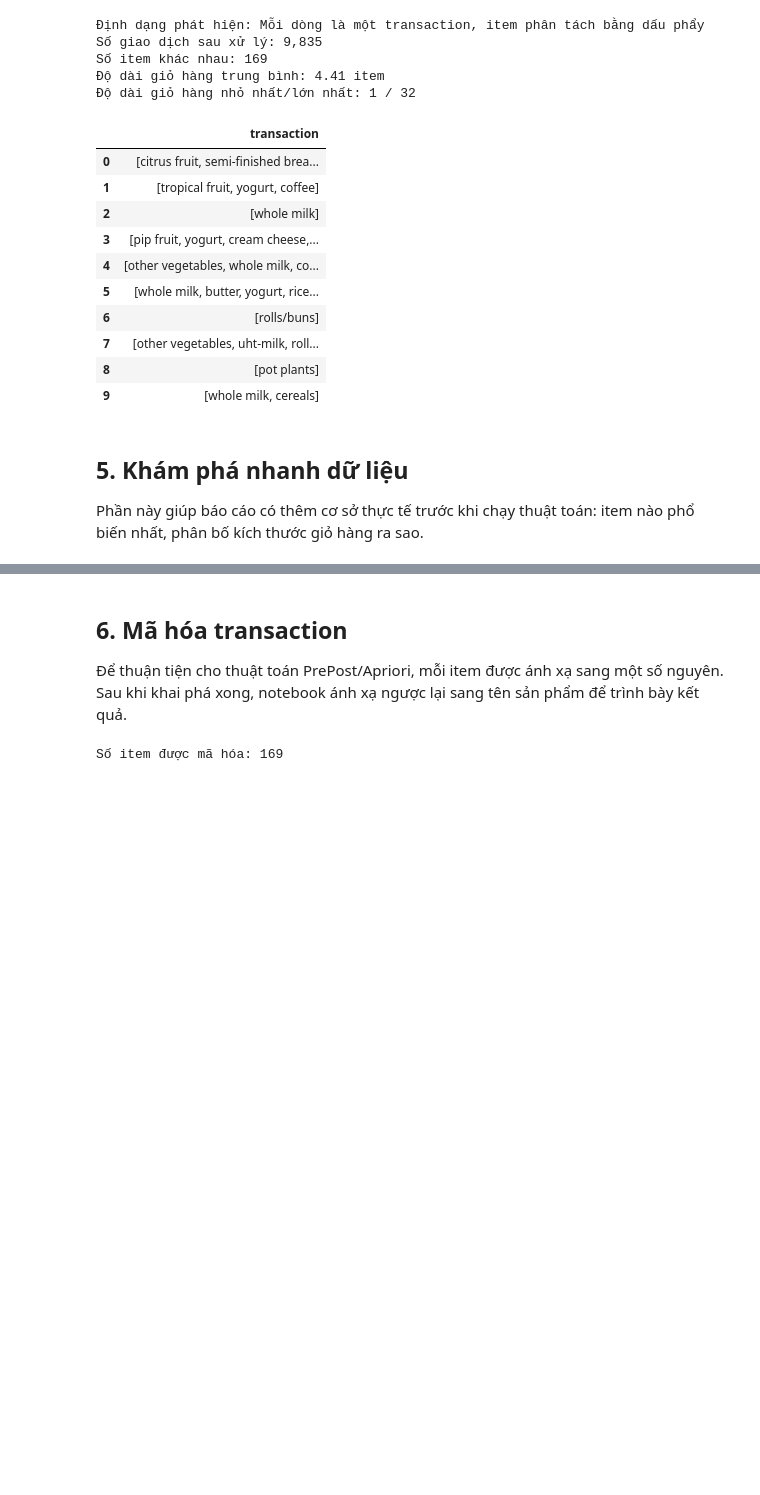
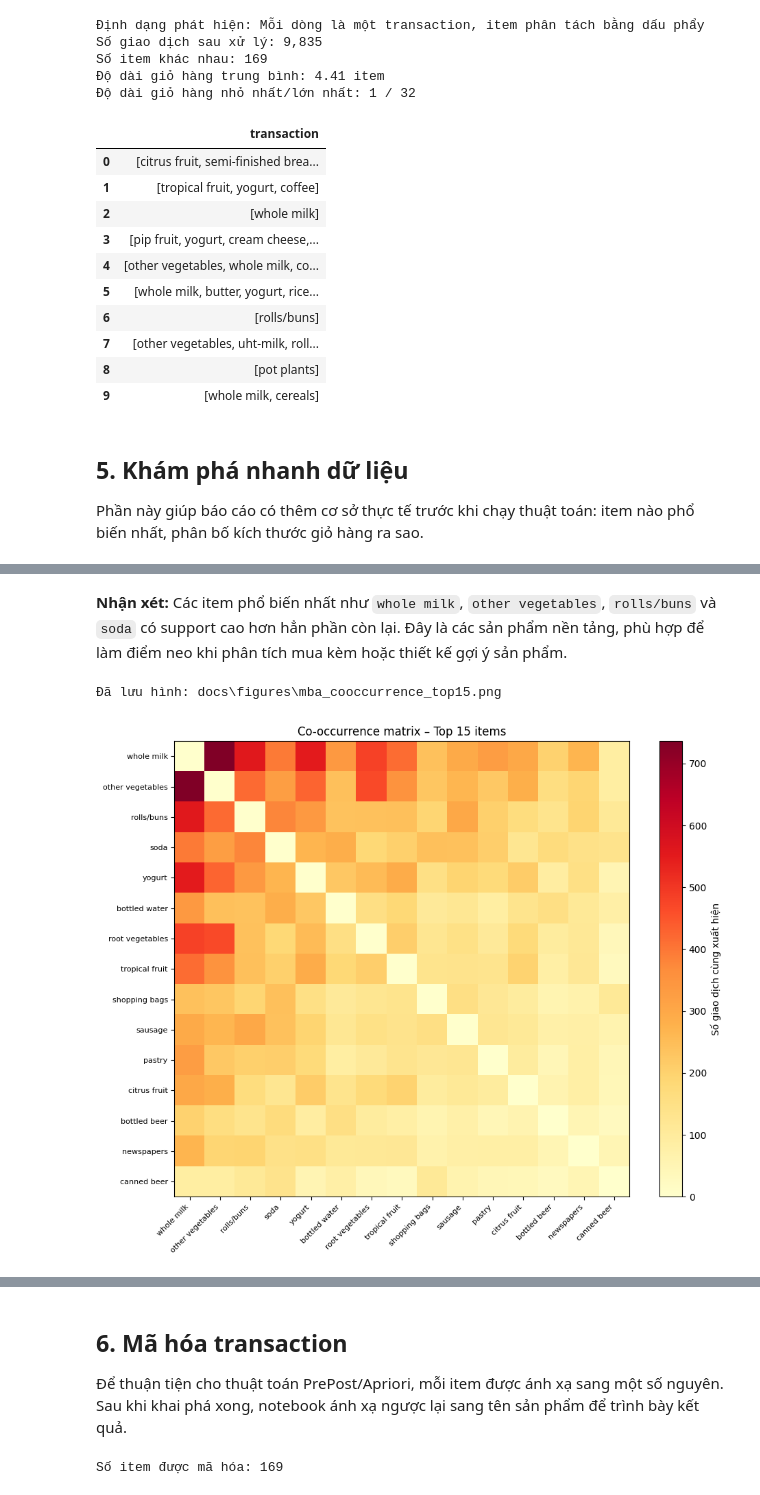
Before and after one commit to thisYui/PrePost, a Jupyter notebook: notebooks/demo.ipynb, the cells around one changed output, grey strips where cells are left out. Saved outputs shown, nothing was run; the diff lists cells and outputs as text; code cells hidden in the pictures; blank space fills up the shorter version.

```diff
--- a/notebooks/demo.ipynb
+++ b/notebooks/demo.ipynb
@@ -78,14 +84,25 @@ pd.set_option("display.precision", 4)
 NOTEBOOK_DIR = Path.cwd()
 PROJECT_ROOT = NOTEBOOK_DIR.parent if NOTEBOOK_DIR.name.lower() == "notebooks" else NOTEBOOK_DIR
 DATA_PATH = PROJECT_ROOT / "data" / "application" / "groceries.txt"
+FIGURES_DIR = PROJECT_ROOT / "docs" / "figures"
+FIGURES_DIR.mkdir(parents=True, exist_ok=True)
+
+
+def save_figure(fig, filename):
+    """Lưu biểu đồ vào docs/figures để dùng lại trong báo cáo."""
+    output_path = FIGURES_DIR / filename
+    fig.savefig(output_path, dpi=160, bbox_inches="tight")
+    print(f"Đã lưu hình: {output_path.relative_to(PROJECT_ROOT)}")
+
 
 print("Notebook dir:", NOTEBOOK_DIR)
 print("Project root:", PROJECT_ROOT)
 print("Data path   :", DATA_PATH)
+print("Figures dir :", FIGURES_DIR)
 
 if not DATA_PATH.exists():
     raise FileNotFoundError(
-        f"Không tìm thấy file dữ liệu tại: {DATA_PATH}\n"
+        f"Không tìm thấy file dữ liệu tại: {DATA_PATH}. "
         "Hãy kiểm tra notebook có nằm trong thư mục notebooks/ không, "
         "và file groceries.txt có nằm trong data/application/ không."
     )
@@ -269,23 +289,30 @@ plt.show()
 [figure]
+# %% [markdown]
+**Nhận xét:** Các item phổ biến nhất như `whole milk`, `other vegetables`, `rolls/buns` và `soda` có support cao hơn hẳn phần còn lại. Đây là các sản phẩm nền tảng, phù hợp để làm điểm neo khi phân tích mua kèm hoặc thiết kế gợi ý sản phẩm.
 # %%
 # Co-occurrence matrix của top-15 items
 TOP_N = 15
 top_item_names = [row["item"] for _, row in top_items_df.iterrows()]
 
 cooc = np.zeros((TOP_N, TOP_N), dtype=int)
 for transaction in transactions:
-    present = [i for i, name in enumerate(top_item_names) if name in set(transaction)]
+    transaction_set = set(transaction)
+    present = [i for i, name in enumerate(top_item_names) if name in transaction_set]
     for a, b in combinations(present, 2):
         cooc[a][b] += 1
         cooc[b][a] += 1
 
 cooc_df = pd.DataFrame(cooc, index=top_item_names, columns=top_item_names)
 
 fig, ax = plt.subplots(figsize=(10, 8))
 im = ax.imshow(cooc_df.values, cmap="YlOrRd")
 ax.set_xticks(range(TOP_N)); ax.set_xticklabels(top_item_names, rotation=45, ha="right", fontsize=8)
 ax.set_yticks(range(TOP_N)); ax.set_yticklabels(top_item_names, fontsize=8)
 plt.colorbar(im, ax=ax, label="Số giao dịch cùng xuất hiện")
 ax.set_title("Co-occurrence matrix – Top 15 items")
 plt.tight_layout()
+save_figure(fig, "mba_cooccurrence_top15.png")
 plt.show()
+# %% [output]
+Đã lưu hình: docs\figures\mba_cooccurrence_top15.png
+[figure, added]
```
Also changed, not shown: parts of 24 cells of this notebook, 9 other files.
